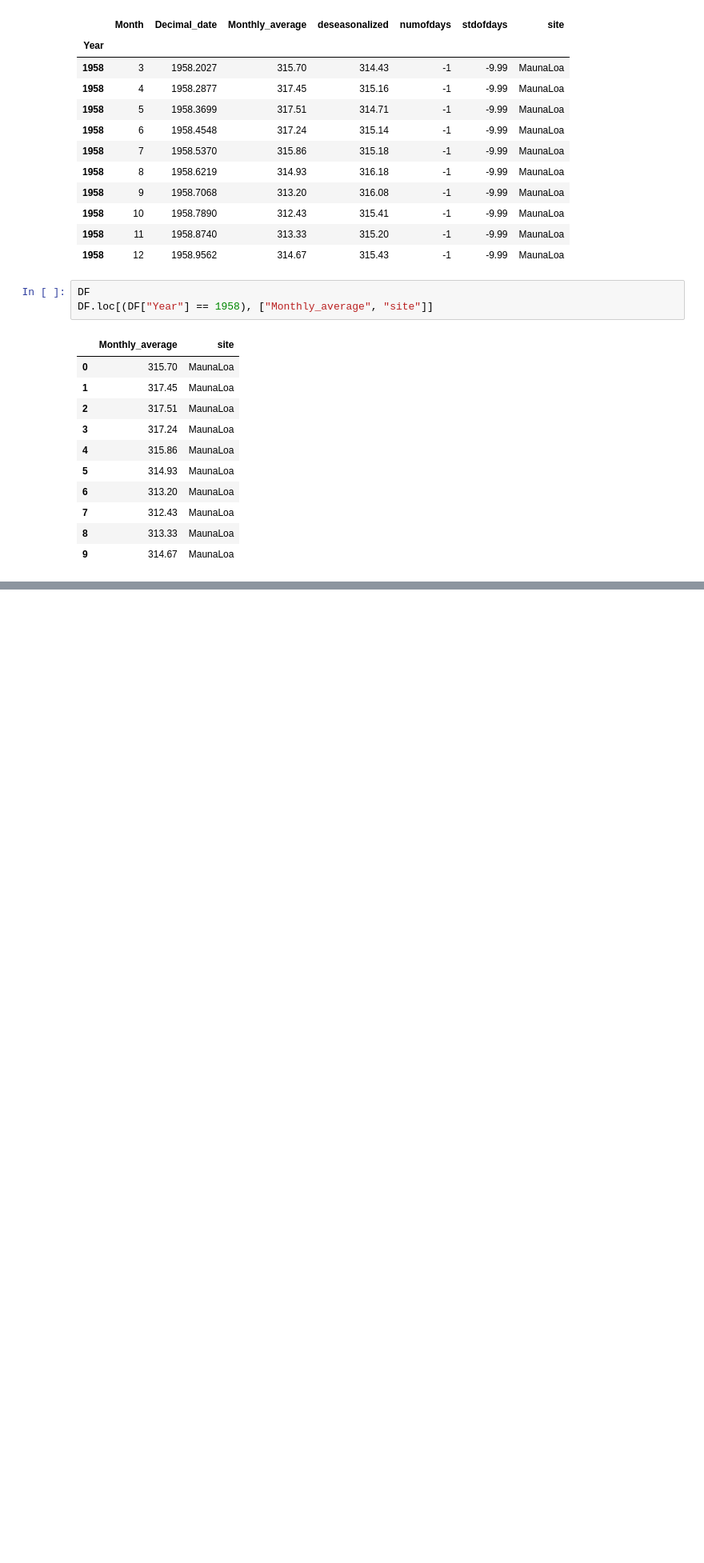
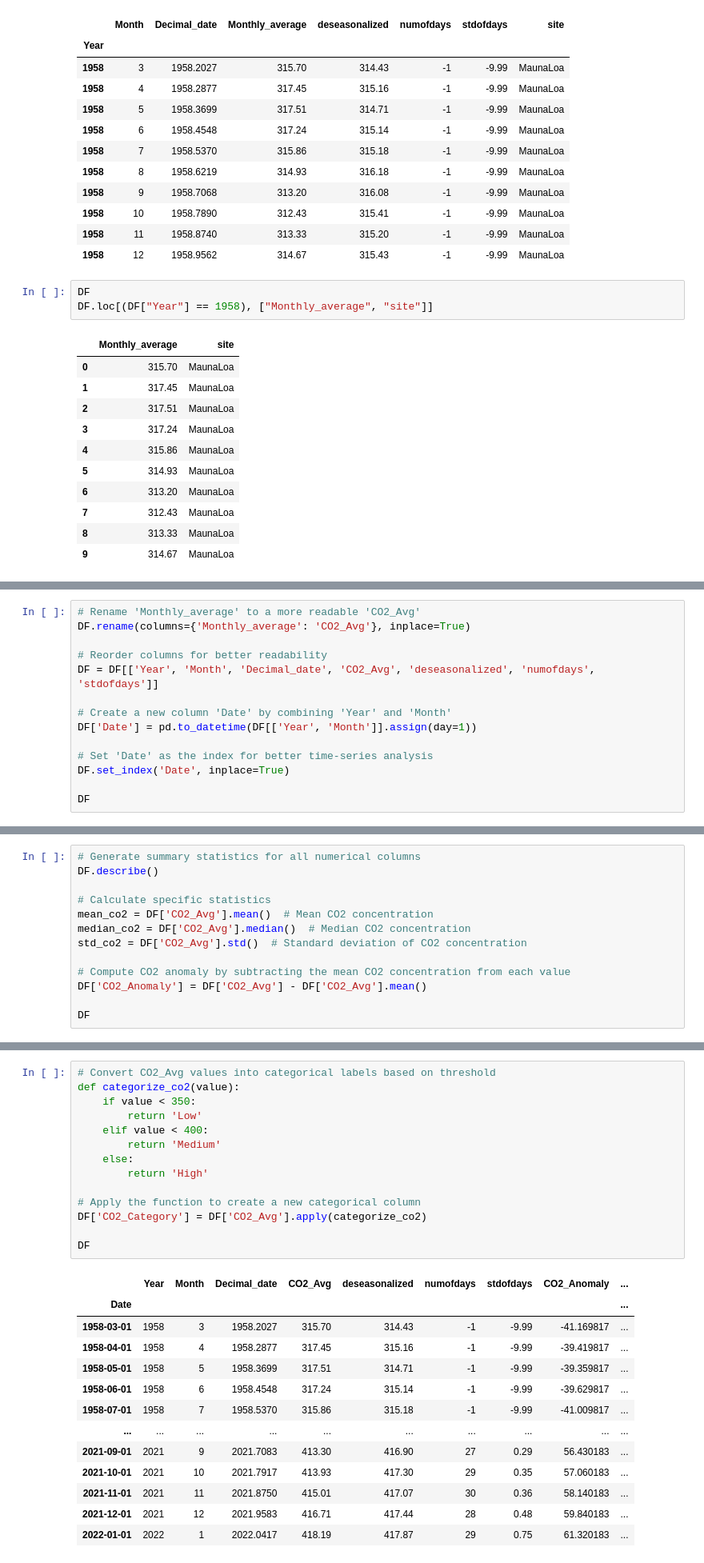
Before and after one commit to minchen-wisc/fwe458_2025, a Jupyter notebook: Lec6/Lec6.ipynb, the cells around one changed output, grey strips where cells are left out. Shown at 80% size. Saved outputs shown, nothing was run; the diff lists cells and outputs as text; blank space fills up the shorter version.

```diff
--- a/Lec6/Lec6.ipynb
+++ b/Lec6/Lec6.ipynb
@@ -362,0 +438,14 @@ DF.loc[(DF["Year"] == 1958), ["Monthly_average", "site"]]
+# %%
+# Rename 'Monthly_average' to a more readable 'CO2_Avg'
+DF.rename(columns={'Monthly_average': 'CO2_Avg'}, inplace=True)
+
+# Reorder columns for better readability
+DF = DF[['Year', 'Month', 'Decimal_date', 'CO2_Avg', 'deseasonalized', 'numofdays', 'stdofdays']]
+
+# Create a new column 'Date' by combining 'Year' and 'Month'
+DF['Date'] = pd.to_datetime(DF[['Year', 'Month']].assign(day=1))
+
+# Set 'Date' as the index for better time-series analysis
+DF.set_index('Date', inplace=True)
+
+DF
@@ -362,0 +479,13 @@ DF.loc[(DF["Year"] == 1958), ["Monthly_average", "site"]]
+# %%
+# Generate summary statistics for all numerical columns
+DF.describe()
+
+# Calculate specific statistics
+mean_co2 = DF['CO2_Avg'].mean()  # Mean CO2 concentration
+median_co2 = DF['CO2_Avg'].median()  # Median CO2 concentration
+std_co2 = DF['CO2_Avg'].std()  # Standard deviation of CO2 concentration
+
+# Compute CO2 anomaly by subtracting the mean CO2 concentration from each value
+DF['CO2_Anomaly'] = DF['CO2_Avg'] - DF['CO2_Avg'].mean()
+
+DF
@@ -362,0 +526,28 @@ DF.loc[(DF["Year"] == 1958), ["Monthly_average", "site"]]
+# %%
+# Convert CO2_Avg values into categorical labels based on threshold
+def categorize_co2(value):
+    if value < 350:
+        return 'Low'
+    elif value < 400:
+        return 'Medium'
+    else:
+        return 'High'
+
+# Apply the function to create a new categorical column
+DF['CO2_Category'] = DF['CO2_Avg'].apply(categorize_co2)
+
+DF
+# %% [output]
+|  | Year | Month | Decimal_date | CO2_Avg | deseasonalized | numofdays | stdofdays | CO2_Anomaly | ... |
+| Date |  |  |  |  |  |  |  |  | ... |
+| 1958-03-01 | 1958 | 3 | 1958.2027 | 315.70 | 314.43 | -1 | -9.99 | -41.169817 | ... |
+| 1958-04-01 | 1958 | 4 | 1958.2877 | 317.45 | 315.16 | -1 | -9.99 | -39.419817 | ... |
+| 1958-05-01 | 1958 | 5 | 1958.3699 | 317.51 | 314.71 | -1 | -9.99 | -39.359817 | ... |
+| 1958-06-01 | 1958 | 6 | 1958.4548 | 317.24 | 315.14 | -1 | -9.99 | -39.629817 | ... |
+| 1958-07-01 | 1958 | 7 | 1958.5370 | 315.86 | 315.18 | -1 | -9.99 | -41.009817 | ... |
+| ... | ... | ... | ... | ... | ... | ... | ... | ... | ... |
+| 2021-09-01 | 2021 | 9 | 2021.7083 | 413.30 | 416.90 | 27 | 0.29 | 56.430183 | ... |
+| 2021-10-01 | 2021 | 10 | 2021.7917 | 413.93 | 417.30 | 29 | 0.35 | 57.060183 | ... |
+| 2021-11-01 | 2021 | 11 | 2021.8750 | 415.01 | 417.07 | 30 | 0.36 | 58.140183 | ... |
+| 2021-12-01 | 2021 | 12 | 2021.9583 | 416.71 | 417.44 | 28 | 0.48 | 59.840183 | ... |
+| 2022-01-01 | 2022 | 1 | 2022.0417 | 418.19 | 417.87 | 29 | 0.75 | 61.320183 | ... |
```
Also changed, not shown: parts of 12 cells of this notebook.
